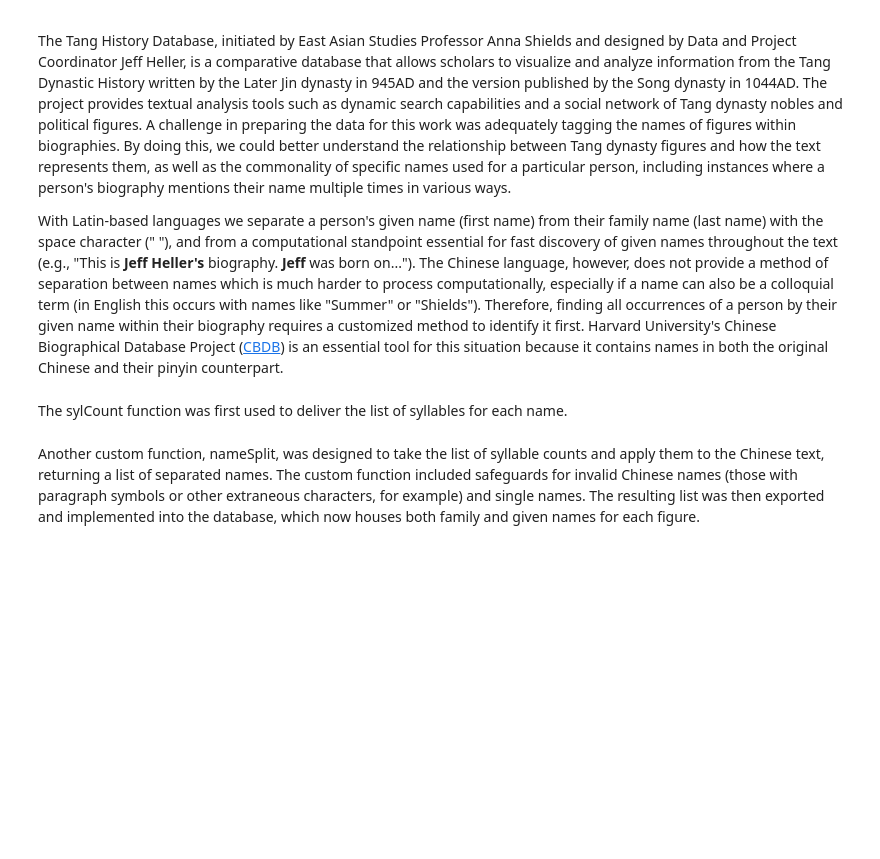
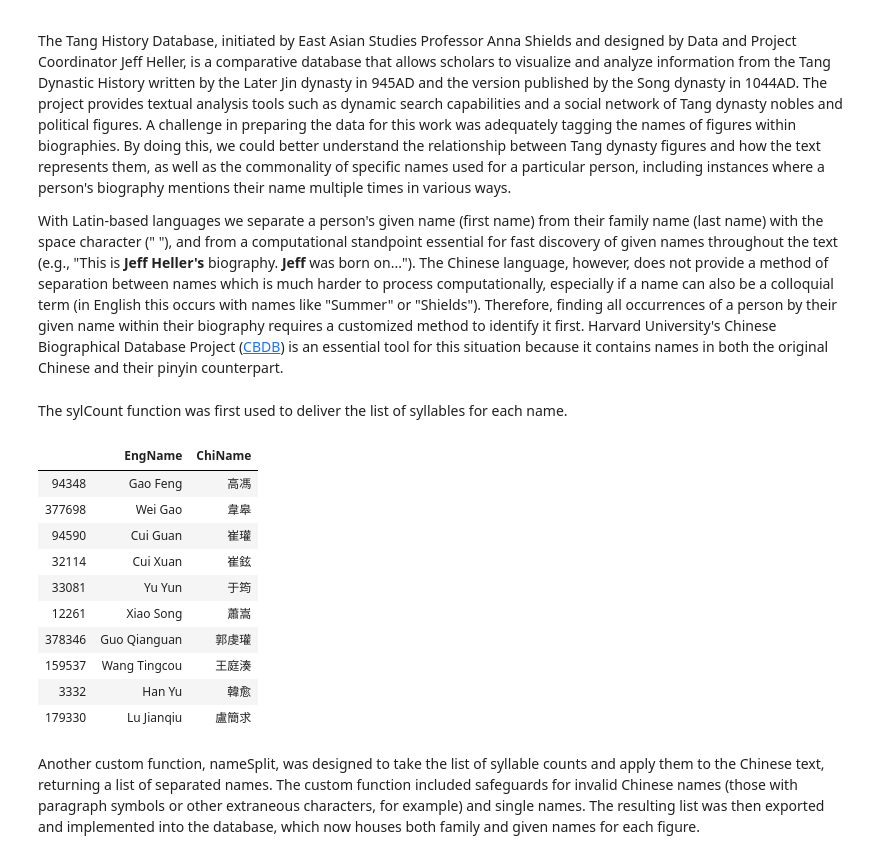
Before and after one commit to JHGFD82/ChineseSyllableCountGeneratorDraftNotes, a Jupyter notebook: Chinese Syllable Count Generator.ipynb, the cells around one changed output. Saved outputs shown, nothing was run; the diff lists cells and outputs as text; code cells hidden in the pictures; blank space fills up the shorter version.

```diff
--- a/Chinese Syllable Count Generator.ipynb
+++ b/Chinese Syllable Count Generator.ipynb
@@ -351,8 +353,9 @@ def validate_text(text, CBDB):
 # %% [markdown]
 ### 1. Special Characters (e.g., hyphen, apostrophe, spaces)
 # %%
-def special_characters(n, initial, final):
+def special_characters(n, wg):
     '''Accessed when current character is non-alpha.'''
+    newSyl = False
     notes = '[new '
     if n == ' ':
         notes += 'word] space'
@@ -363,7 +366,7 @@ def special_characters(n, initial, final):
         elif not wg and n == '’':
             notes += 'pinyin apostrophe'
     newSyl = True
-    return newSyl, notes, initial, final, errorMsg
+    return newSyl, notes
 # %% [markdown]
 ### 2. Finals
 # %%
@@ -411,7 +419,6 @@ def final_evaluation(text, i, n, initial, final, initList, finList, ar, wg, newS
 # %%
 def initial_evaluation(n, initial, final, initList):
     '''Identify character as an initial or final when no final is currently set.'''
-    newSyl = False
     errorMsg = ''
     notes = '[init] '
 
@@ -434,7 +441,7 @@ def initial_evaluation(n, initial, final, initList):
             notes += 'vowel'
         final = n
 
-    return newSyl, notes, initial, final, errorMsg
+    return notes, initial, final, errorMsg
 # %% [markdown]
 ## Syllable Evaluation
 # %%
@@ -510,6 +509,7 @@ def sylCount(text, crumbs=False, errorReport=False, CBDB=False,
     # Variables used for evaluation
     initial = ''
     final = ''
+    newSyl = False
     syl = 1
     sylAdd = []
 
@@ -521,23 +521,25 @@ def sylCount(text, crumbs=False, errorReport=False, CBDB=False,
 
         ## SPECIAL CHARACTERS ##
         if not n.isalpha() and (n == '’' and not wg):
-            charResult = special_characters(n, initial, final)
+            newSyl, notes = special_characters(n, wg)
             crumbStep = initial + '|' + final + n
 
         ## FINALS ##
         # If final has already been set, regardless of current character
         elif final:
-            charResult = final_evaluation(text, i, n, initial, final,
-                                          initList, finList, ar, wg, newSyl)
-            crumbStep = initial + '|' + final + n
+            newSyl, notes, initial, final, errorMsg = (
+                final_evaluation(n, initial, final, initList, finList, ar))
+            crumbStep = initial + '|' + final
 
         ## INITIALS ##
         # If there is no final set (then must be initial)
         else:
-            charResult = initial_evaluation(n, initial, final, initList)
-            crumbStep = initial + n
-
-        newSyl, notes, initial, final, errorMsg = charResult
+            notes, initial, final, errorMsg = (
+                initial_evaluation(n, initial, final, initList))
+            if final:
+                crumbStep = initial + '|' + final
+            else:
+                crumbStep = initial
 
         ## ERROR ENCOUNTERED ##
         if errorMsg:
@@ -555,23 +557,18 @@ def sylCount(text, crumbs=False, errorReport=False, CBDB=False,
         crumbs_report(crumbs, crumbStep)
 
         if newSyl:
-            syl, sylAdd, initial, final = new_syllable(syl, sylAdd, i, n, text, initial, final, wg)
+            syl, sylAdd, initial, final = (
+                new_syllable(syl, sylAdd, i, n, text, initial, final, wg, crumbs))
             newSyl = False
 
     # Append syllable count to list after end of text evaulation
     sylAdd.append(syl)
 
     # Return a null value if the errorReport parameter is true
-    error_report(errorReport, np.nan)
-
-    # Return the romanization method if the method parameter is true
-    if method:
-        if wg:
-            return 'Wade-Giles'
-        else:
-            return 'Pinyin'
-
-    # Otherwise return the list of syllable counts
+    if errorReport:
+        return error_report(errorReport, np.nan)
+    elif method:
+        return 'Wade-Giles' if wg else 'Pinyin'
     else:
         return sylAdd
 # %%
@@ -601,16 +602,29 @@ The sylCount function was first used to deliver the list of syllables for each n
 # %%
 # Import necessary packages
 import pandas as pd
 
 # Import name data from Tang History Database to be split
 names = pd.read_csv('data/TangHistoryNames.csv', index_col=0,
                     names=['EngName', 'ChiName'])
 
 # Convert ideographic spaces to regular spaces, then remove all spaces.
 names['ChiName'] = names['ChiName'].str.replace('\u3000', ' ').replace(' ', '')
+display(names.sample(n=10))
 
 # Run sylCount function and return results to 'syl' column
 names['syl'] = names['EngName'].apply(sylCount)
+# %% [output]
+|  | EngName | ChiName |
+| 94348 | Gao Feng | 高馮 |
+| 377698 | Wei Gao | 韋皋 |
+| 94590 | Cui Guan | 崔瓘 |
+| 32114 | Cui Xuan | 崔鉉 |
+| 33081 | Yu Yun | 于筠 |
+| 12261 | Xiao Song | 蕭嵩 |
+| 378346 | Guo Qianguan | 郭虔瓘 |
+| 159537 | Wang Tingcou | 王庭湊 |
+| 3332 | Han Yu | 韓愈 |
+| 179330 | Lu Jianqiu | 盧簡求 |
 # %% [markdown]
 Another custom function, nameSplit, was designed to take the list of syllable counts and apply them to the Chinese text, returning a list of separated names. The custom function included safeguards for invalid Chinese names (those with paragraph symbols or other extraneous characters, for example) and single names. The resulting list was then exported and implemented into the database, which now houses both family and given names for each figure.
 # %%
```
Also changed, not shown: parts of 12 cells of this notebook.
